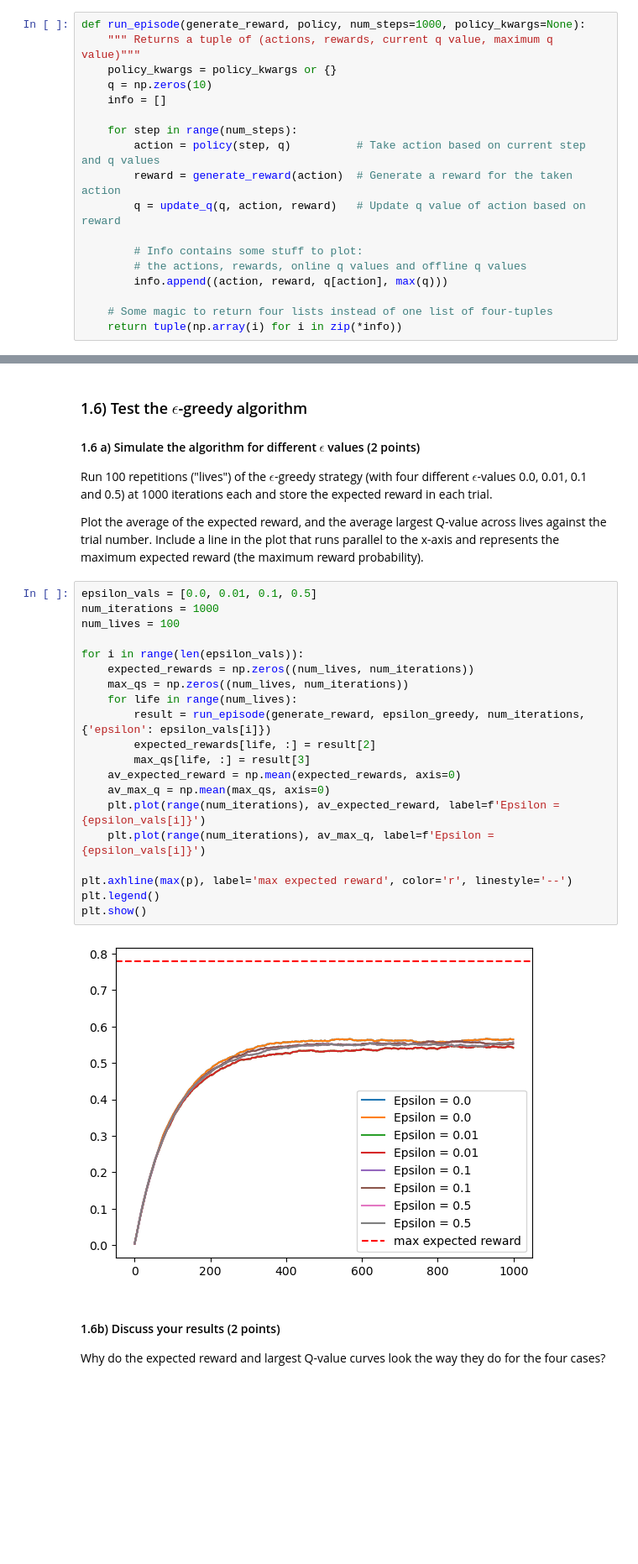
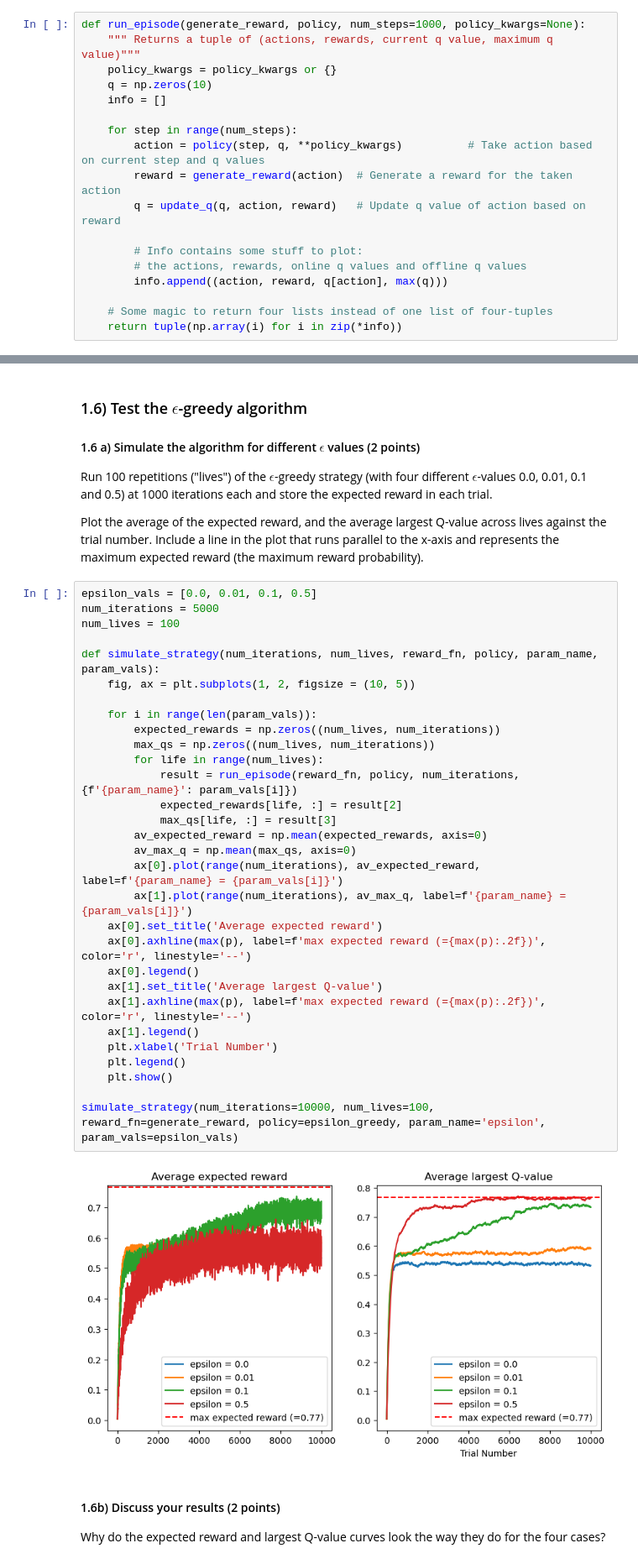
Before and after one commit to lfogarty98/mhbf_pt, a Jupyter notebook: 7-rl-part-I/rl-part-I.ipynb, the cells around one changed output, grey strips where cells are left out. Shown at 84% size. Drawn from its saved outputs; the diff is of its cells as text; blank space fills up the shorter version.

```diff
--- a/7-rl-part-I/rl-part-I.ipynb
+++ b/7-rl-part-I/rl-part-I.ipynb
@@ -93,7 +93,7 @@ def run_episode(generate_reward, policy, num_steps=1000, policy_kwargs=None):
     info = []
 
     for step in range(num_steps):
-        action = policy(step, q)          # Take action based on current step and q values
+        action = policy(step, q, **policy_kwargs)          # Take action based on current step and q values
         reward = generate_reward(action)  # Generate a reward for the taken action
         q = update_q(q, action, reward)   # Update q value of action based on reward
 
@@ -245,26 +241,36 @@ Run 100 repetitions ("lives") of the $\epsilon$-greedy strategy (with four diffe
 Plot the average of the expected reward, and the average largest Q-value across lives against the trial number. Include a line in the plot that runs parallel to the x-axis and represents the maximum expected reward (the maximum reward probability).
 # %%
 epsilon_vals = [0.0, 0.01, 0.1, 0.5]
-num_iterations = 1000
+num_iterations = 5000
 num_lives = 100
 
-for i in range(len(epsilon_vals)):
-    expected_rewards = np.zeros((num_lives, num_iterations))
-    max_qs = np.zeros((num_lives, num_iterations))
-    for life in range(num_lives):
-        result = run_episode(generate_reward, epsilon_greedy, num_iterations, {'epsilon': epsilon_vals[i]})
-        expected_rewards[life, :] = result[2]
-        max_qs[life, :] = result[3]
-    av_expected_reward = np.mean(expected_rewards, axis=0)
-    av_max_q = np.mean(max_qs, axis=0)
-    plt.plot(range(num_iterations), av_expected_reward, label=f'Epsilon = {epsilon_vals[i]}')
-    plt.plot(range(num_iterations), av_max_q, label=f'Epsilon = {epsilon_vals[i]}')
+def simulate_strategy(num_iterations, num_lives, reward_fn, policy, param_name, param_vals):
+    fig, ax = plt.subplots(1, 2, figsize = (10, 5))
 
-plt.axhline(max(p), label='max expected reward', color='r', linestyle='--')
-plt.legend()
-plt.show()
+    for i in range(len(param_vals)):
+        expected_rewards = np.zeros((num_lives, num_iterations))
+        max_qs = np.zeros((num_lives, num_iterations))
+        for life in range(num_lives):
+            result = run_episode(reward_fn, policy, num_iterations, {f'{param_name}': param_vals[i]})
+            expected_rewards[life, :] = result[2]
+            max_qs[life, :] = result[3]
+        av_expected_reward = np.mean(expected_rewards, axis=0)
+        av_max_q = np.mean(max_qs, axis=0)
+        ax[0].plot(range(num_iterations), av_expected_reward, label=f'{param_name} = {param_vals[i]}')
+        ax[1].plot(range(num_iterations), av_max_q, label=f'{param_name} = {param_vals[i]}')
+    ax[0].set_title('Average expected reward')
+    ax[0].axhline(max(p), label=f'max expected reward (={max(p):.2f})', color='r', linestyle='--')
+    ax[0].legend()
+    ax[1].set_title('Average largest Q-value')
+    ax[1].axhline(max(p), label=f'max expected reward (={max(p):.2f})', color='r', linestyle='--')
+    ax[1].legend()
+    plt.xlabel('Trial Number')
+    plt.legend()
+    plt.show()
+
+simulate_strategy(num_iterations=10000, num_lives=100, reward_fn=generate_reward, policy=epsilon_greedy, param_name='epsilon', param_vals=epsilon_vals)
 # %% [output]
-[figure, old version]
+[figure, new version]
 # %% [markdown]
 #### 1.6b) Discuss your results (2 points)
 
```
Also changed, not shown: parts of 18 cells of this notebook.
